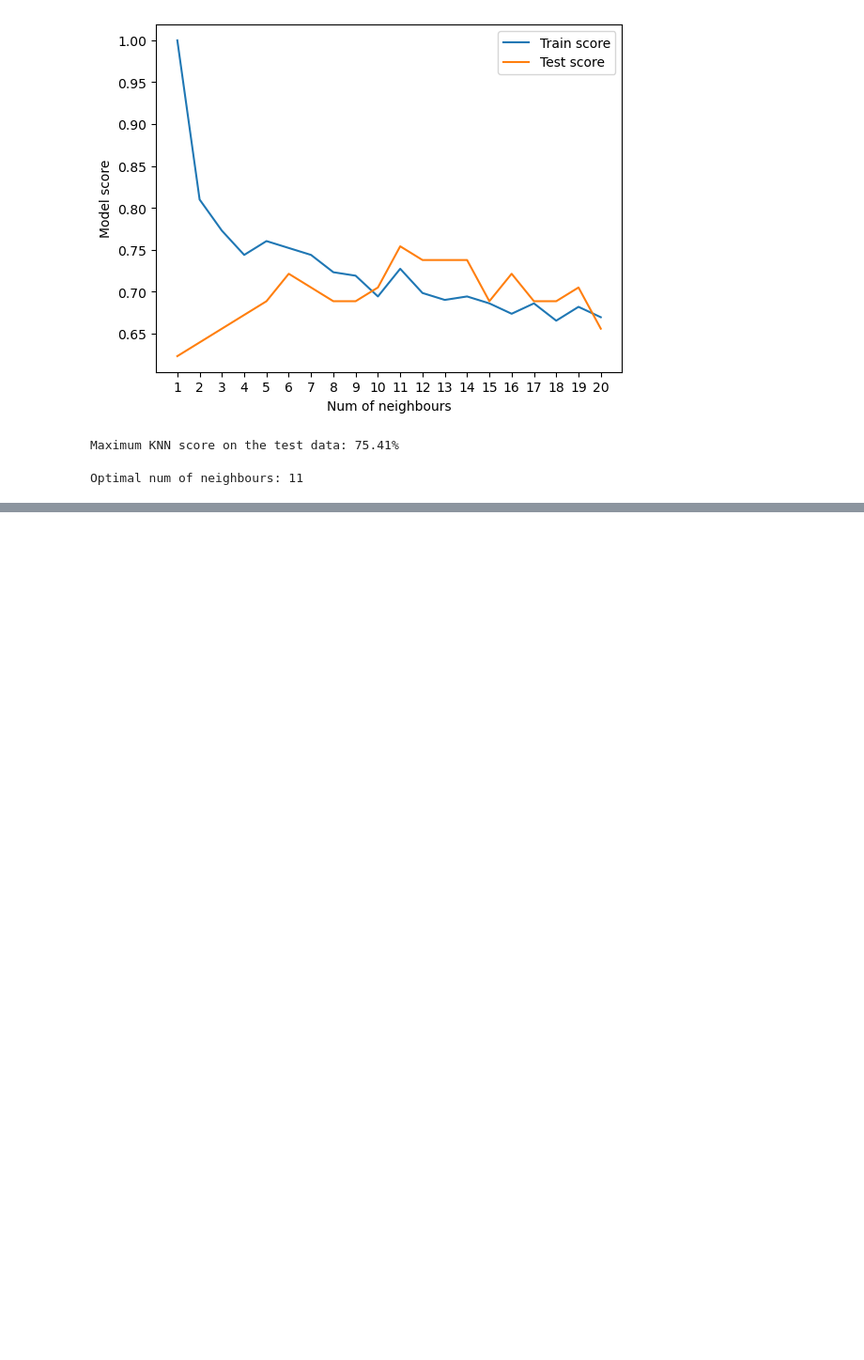
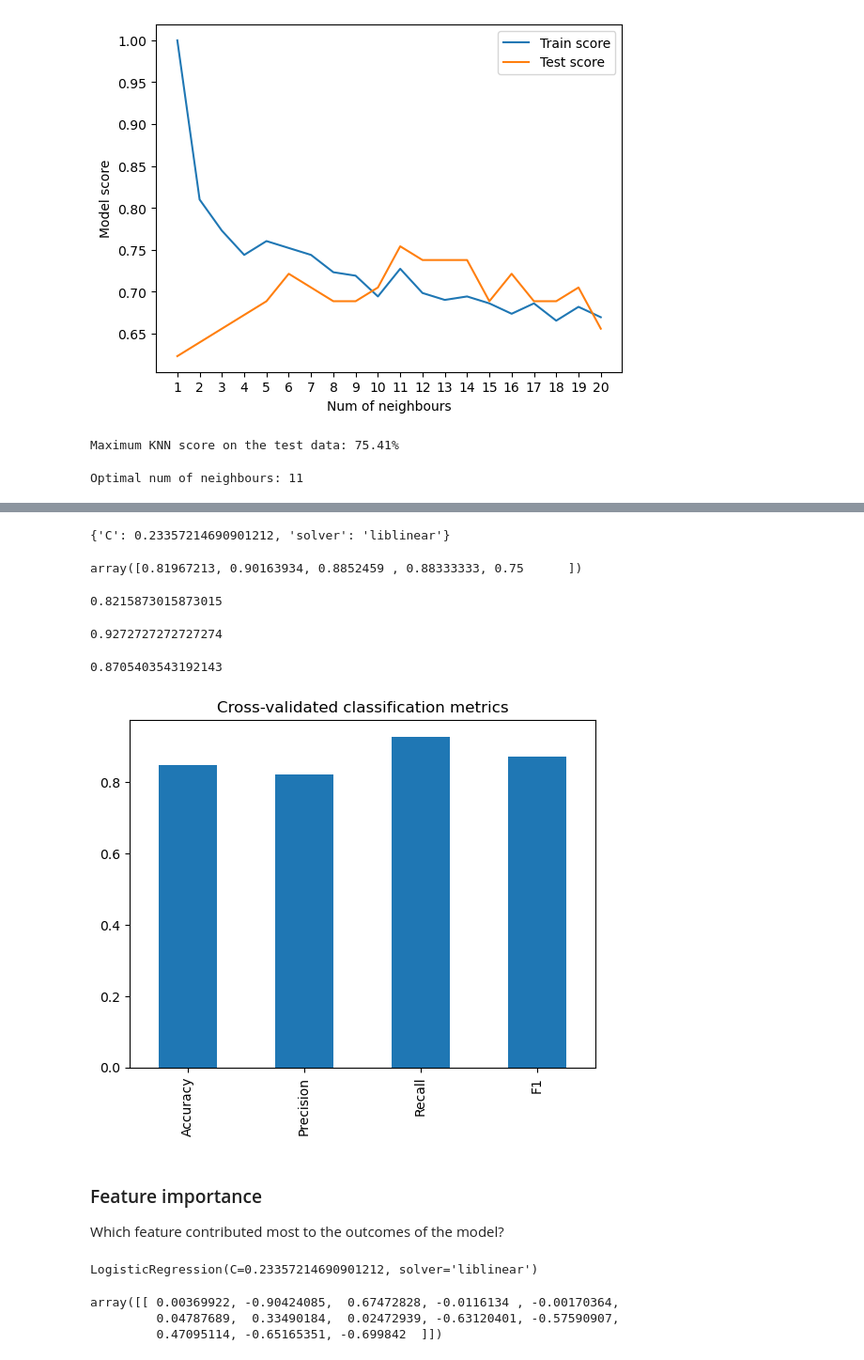
Before and after one commit to mathiasgreve/heartdisease-project, a Jupyter notebook: heart-disease-classification.ipynb, the cells around one changed output, grey strips where cells are left out. Shown at 94% size. Drawn from its saved outputs; the diff is of its cells as text; code cells hidden in the pictures; blank space fills up the shorter version.

```diff
--- a/heart-disease-classification.ipynb
+++ b/heart-disease-classification.ipynb
@@ -420,0 +598,5 @@ Optimal num of neighbours: 11
+# %%
+# calculate evaluation metrics using cross-validation
+gs_log_reg.best_params_
+# %% [output]
+{'C': 0.23357214690901212, 'solver': 'liblinear'}
@@ -420,0 +605,57 @@ Optimal num of neighbours: 11
+# %%
+cv_acc = cross_val_score(clf,X,y,cv=5,scoring='accuracy')
+cv_acc
+# %% [output]
+array([0.81967213, 0.90163934, 0.8852459 , 0.88333333, 0.75      ])
+# %%
+cv_acc = np.mean(cv_acc)
+# %%
+# cross validated presicion
+cv_precision = cross_val_score(clf,X,y,cv=5,scoring='precision')
+cv_precision = np.mean(cv_precision)
+cv_precision
+# %% [output]
+0.8215873015873015
+# %%
+# cross validated recall
+cv_recall = cross_val_score(clf,X,y,cv=5,scoring='recall')
+cv_recall = np.mean(cv_recall)
+cv_recall
+# %% [output]
+0.9272727272727274
+# %%
+# cross validated f1-score
+cv_f1 = cross_val_score(clf,X,y,cv=5,scoring='f1')
+cv_f1 = np.mean(cv_f1)
+cv_f1
+# %% [output]
+0.8705403543192143
+# %%
+# visualising cross-validated metrics
+cv_metrics = pd.DataFrame({"Accuracy": cv_acc,
+                           "Precision": cv_precision,
+                           "Recall": cv_recall,
+                           "F1": cv_f1},
+                           index=[0])
+
+cv_metrics.T.plot.bar(title="Cross-validated classification metrics", legend=False)
+plt.show()
+# %% [output]
+[figure, added]
+# %% [markdown]
+### Feature importance
+
+Which feature contributed most to the outcomes of the model?
+# %%
+# Fit an instance of LogisticRegression
+clf = LogisticRegression(C=gs_log_reg.best_params_['C'], solver=gs_log_reg.best_params_['solver'])
+clf.fit(X_train, y_train)
+# %% [output]
+LogisticRegression(C=0.23357214690901212, solver='liblinear')
+# %%
+#Checking coeff
+clf.coef_
+# %% [output]
+array([[ 0.00369922, -0.90424085,  0.67472828, -0.0116134 , -0.00170364,
+         0.04787689,  0.33490184,  0.02472939, -0.63120401, -0.57590907,
+         0.47095114, -0.65165351, -0.699842  ]])
```
Also changed, not shown: parts of 30 cells of this notebook, 1 other file.
